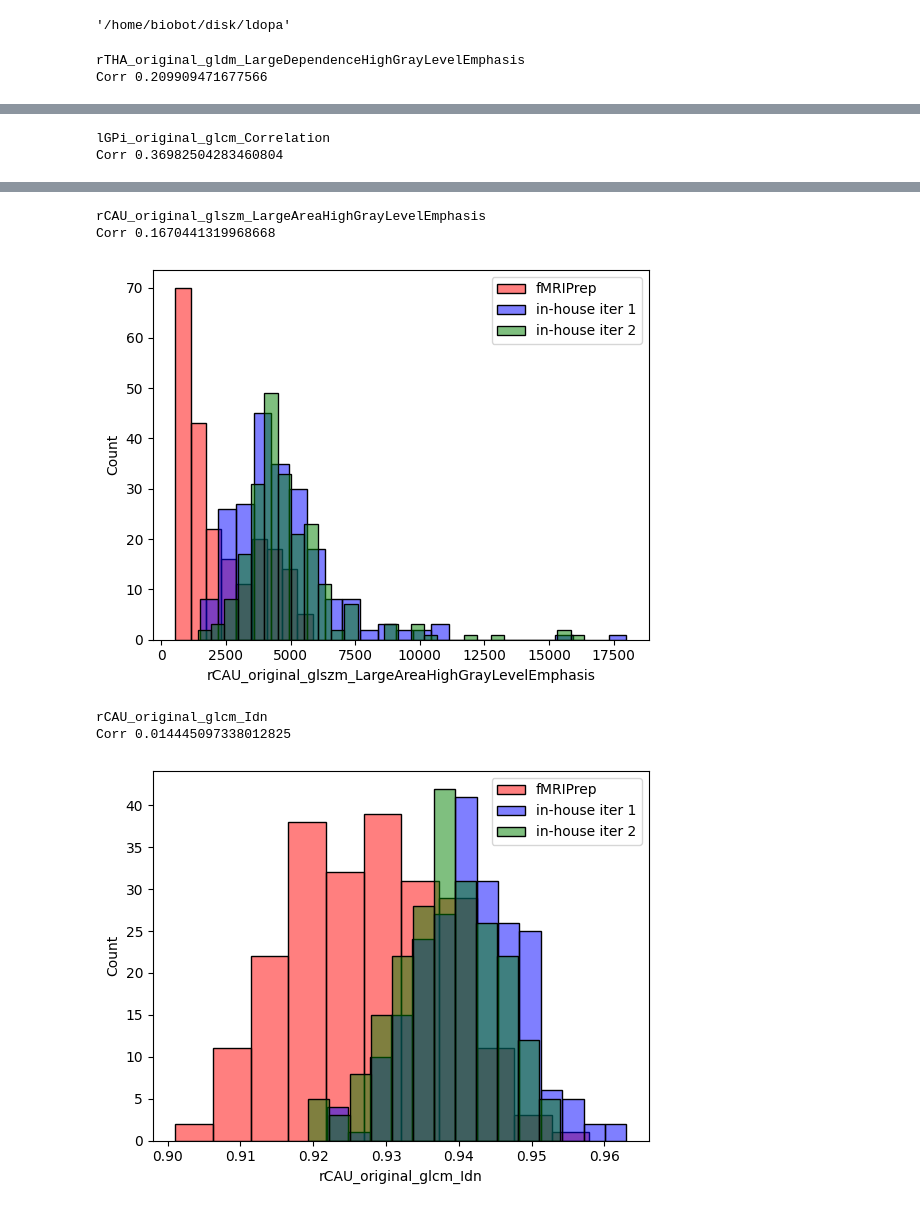
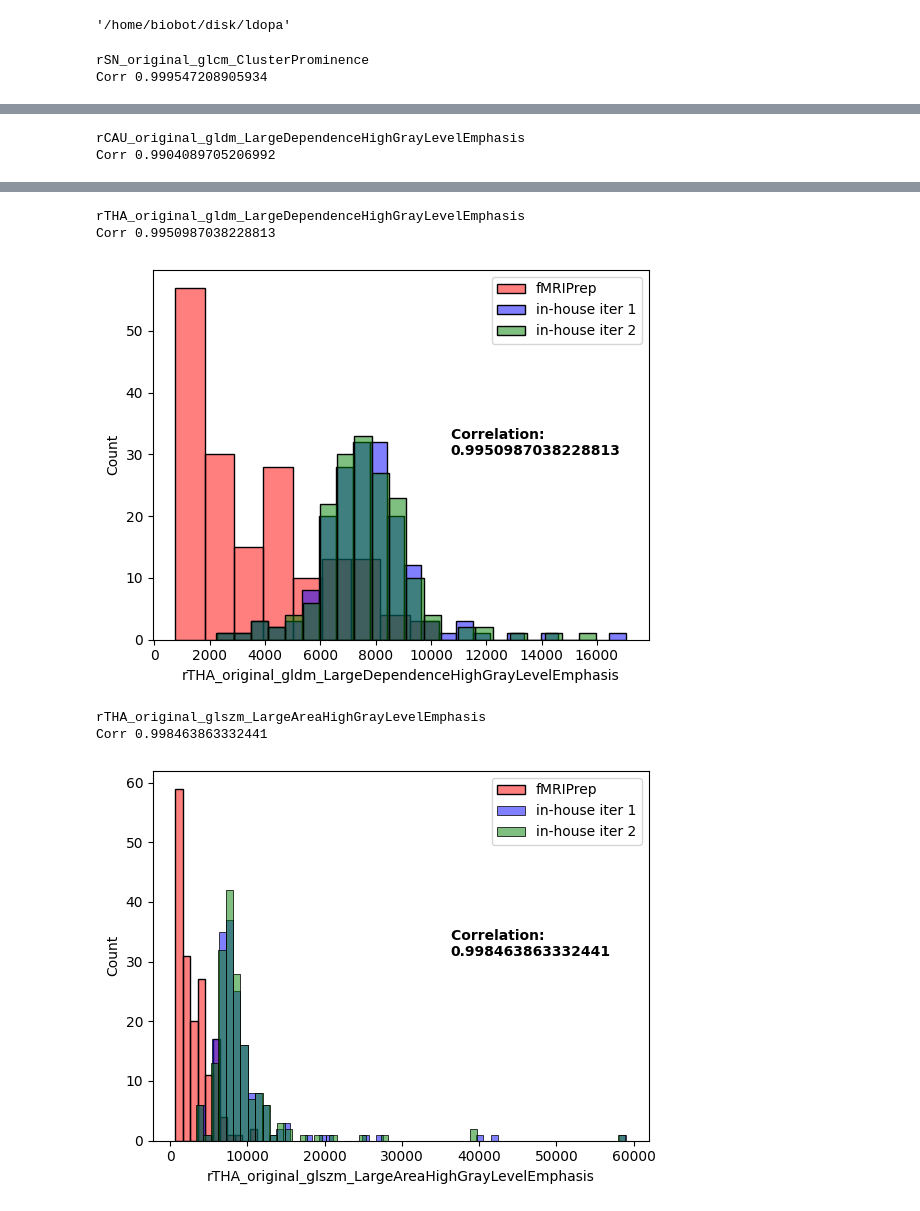
Before and after one commit to b1060t/LdopaPrediction, a Jupyter notebook: code/validate.ipynb, the cells around one changed output, grey strips where cells are left out. Saved outputs shown, nothing was run; the diff lists cells and outputs as text; code cells hidden in the pictures.

```diff
--- a/code/validate.ipynb
+++ b/code/validate.ipynb
@@ -16,28 +16,30 @@ import matplotlib.pyplot as plt
 data = getPandas('pat_data')
 conf = getConfig('data')
 used_inds = conf['indices']['pat']['train'] + conf['indices']['pat']['test']
-nxt_radiomics = getPandas('pat_fmriprep_MNI_radiomic')
-pre_radiomics = getPandas('data_radiomic_full')
-bck_radiomics = getPandas('pat_ANTs_Reg_radiomic')
-nxt_radiomics = nxt_radiomics.loc[used_inds].reset_index(drop=True)
-pre_radiomics = pre_radiomics.loc[used_inds].reset_index(drop=True)
-bck_radiomics = bck_radiomics.loc[used_inds].reset_index(drop=True)
+used_inds = conf['indices']['pat']['train']
+fmriprep_radiomics = getPandas('pat_fmriprep_MNI_radiomic')
+iter1_radiomics = getPandas('pat_ANTs_Reg_radiomic')
+iter2_radiomics = getPandas('pat_ANTs_Reg_2_radiomic')
+fmriprep_radiomics = fmriprep_radiomics.loc[used_inds].reset_index(drop=True)
+iter1_radiomics = iter1_radiomics.loc[used_inds].reset_index(drop=True)
+iter2_radiomics = iter2_radiomics.loc[used_inds].reset_index(drop=True)
 data = data.loc[used_inds].reset_index(drop=True)
 # %%
 cols = [
+    'rSN_original_glcm_ClusterProminence',
+    'rCAU_original_gldm_LargeDependenceHighGrayLevelEmphasis',
     'rTHA_original_gldm_LargeDependenceHighGrayLevelEmphasis',
-    'lGPi_original_glcm_Correlation',
-    'rCAU_original_glszm_LargeAreaHighGrayLevelEmphasis',
-    'rCAU_original_glcm_Idn'
+    'rTHA_original_glszm_LargeAreaHighGrayLevelEmphasis'
     ]
 for col in cols:
     print(col)
-    print('Corr', nxt_radiomics[col].corr(pre_radiomics[col]))
-    sns.histplot(nxt_radiomics[col], color='red', alpha=0.5)
-    sns.histplot(pre_radiomics[col], color='blue', alpha=0.5)
-    sns.histplot(bck_radiomics[col], color='green', alpha=0.5)
+    print('Corr', iter2_radiomics[col].corr(iter1_radiomics[col]))
+    sns.histplot(fmriprep_radiomics[col], color='red', alpha=0.5)
+    sns.histplot(iter1_radiomics[col], color='blue', alpha=0.5)
+    sns.histplot(iter2_radiomics[col], color='green', alpha=0.5)
+    plt.annotate('Correlation: \n' + str(iter2_radiomics[col].corr(iter1_radiomics[col])), xy=(0.5, 0.5), xycoords='axes fraction', xytext=(0.6, 0.5), textcoords='axes fraction', size='medium', color='black', weight='semibold')
     plt.legend(['fMRIPrep', 'in-house iter 1', 'in-house iter 2'])
     plt.show()
 # %% [output]
-rTHA_original_gldm_LargeDependenceHighGrayLevelEmphasis
-Corr 0.209909471677566
+rSN_original_glcm_ClusterProminence
+Corr 0.999547208905934
@@ -45,2 +47,2 @@ Corr 0.209909471677566
-lGPi_original_glcm_Correlation
-Corr 0.36982504283460804
+rCAU_original_gldm_LargeDependenceHighGrayLevelEmphasis
+Corr 0.9904089705206992
@@ -48,7 +50,7 @@ Corr 0.36982504283460804
-rCAU_original_glszm_LargeAreaHighGrayLevelEmphasis
-Corr 0.1670441319968668
+rTHA_original_gldm_LargeDependenceHighGrayLevelEmphasis
+Corr 0.9950987038228813
-[figure, old version]
+[figure, new version]
-rCAU_original_glcm_Idn
-Corr 0.014445097338012825
+rTHA_original_glszm_LargeAreaHighGrayLevelEmphasis
+Corr 0.998463863332441
-[figure, old version]
+[figure, new version]
 # %%
```
Also changed, not shown: parts of 7 cells of this notebook, 7 other files.
